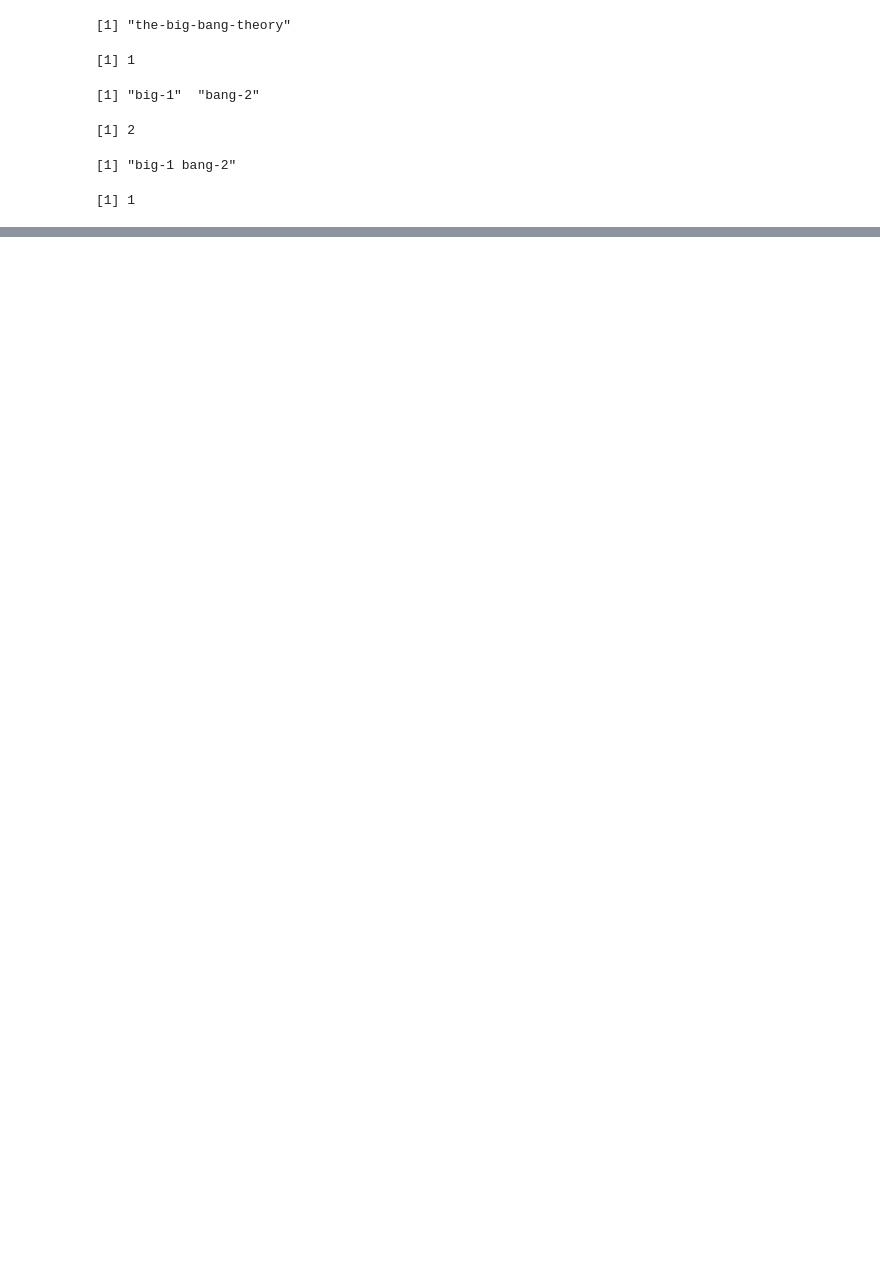
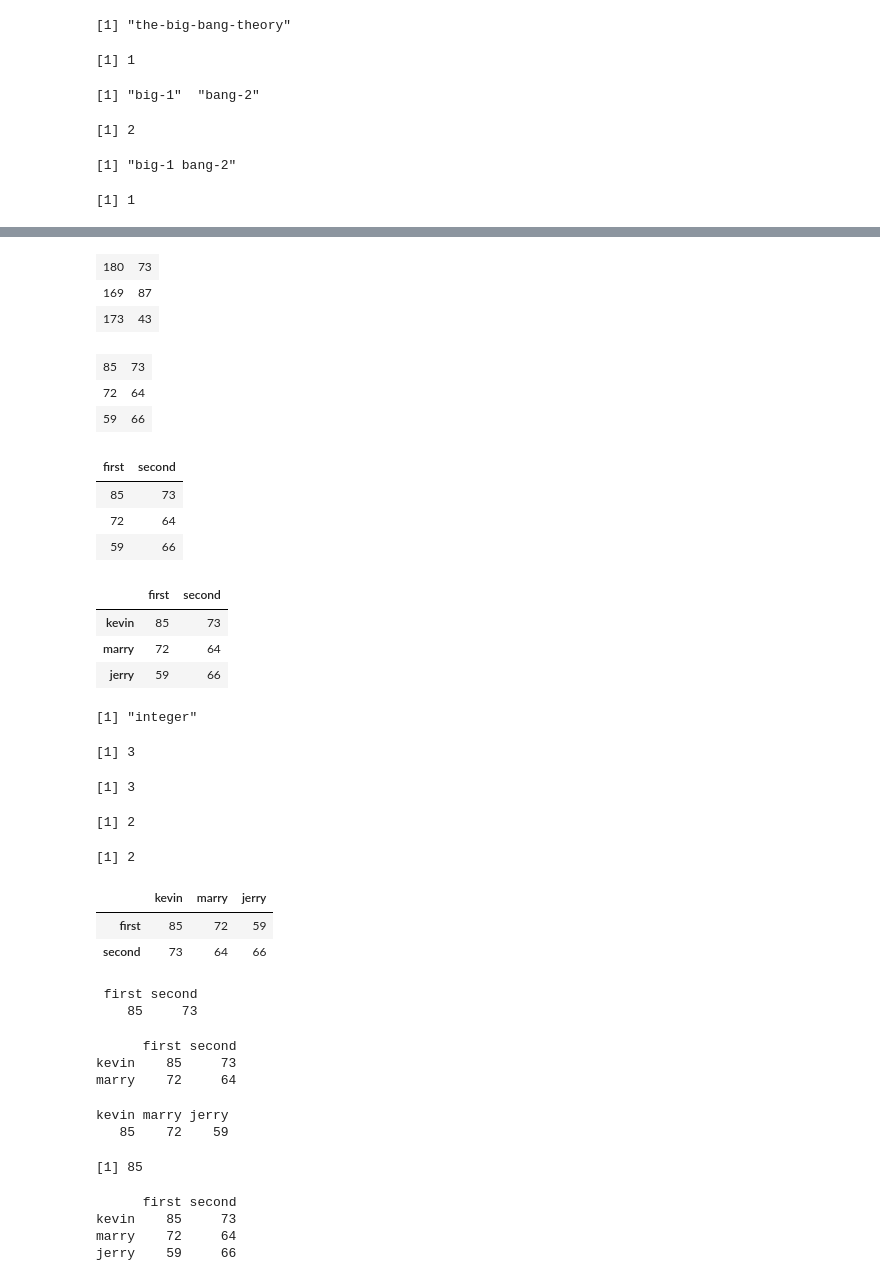
Before and after one commit to YuHsuanLin/riii, a Jupyter notebook: cb102/cb102_20180809.ipynb, the cells around one changed output, grey strips where cells are left out. Cells and saved outputs as stored; diff of their text form; code cells hidden in the pictures; blank space fills up the shorter version.

```diff
--- a/cb102/cb102_20180809.ipynb
+++ b/cb102/cb102_20180809.ipynb
@@ -572,0 +601,6 @@ length( paste(c("big","bang"),c(1,2),sep='-',collapse = ' ') )
+# %%
+matrix(data=c(h,w),byrow=F,nrow=3)
+# %% [output]
+| 180 | 73 |
+| 169 | 87 |
+| 173 | 43 |
@@ -572,0 +611,7 @@ length( paste(c("big","bang"),c(1,2),sep='-',collapse = ' ') )
+# %%
+mat = matrix(data=c(kevin,marry,jerry),byrow=T,nrow=3 )
+mat
+# %% [output]
+| 85 | 73 |
+| 72 | 64 |
+| 59 | 66 |
@@ -572,0 +620,7 @@ length( paste(c("big","bang"),c(1,2),sep='-',collapse = ' ') )
+# %%
+mat
+# %% [output]
+| first | second |
+| 85 | 73 |
+| 72 | 64 |
+| 59 | 66 |
@@ -572,0 +629,60 @@ length( paste(c("big","bang"),c(1,2),sep='-',collapse = ' ') )
+# %%
+mat
+# %% [output]
+|  | first | second |
+| kevin | 85 | 73 |
+| marry | 72 | 64 |
+| jerry | 59 | 66 |
+# %%
+class( dim(mat) )
+# %% [output]
+[1] "integer"
+# %%
+dim(mat)[1]
+# %% [output]
+[1] 3
+# %%
+nrow(mat)
+# %% [output]
+[1] 3
+# %%
+dim(mat)[2]
+# %% [output]
+[1] 2
+# %%
+ncol(mat)
+# %% [output]
+[1] 2
+# %%
+t(mat)
+# %% [output]
+|  | kevin | marry | jerry |
+| first | 85 | 72 | 59 |
+| second | 73 | 64 | 66 |
+# %%
+print(mat[1,])
+# %% [output]
+ first second
+    85     73
+# %%
+print( mat[c(1,2),] )
+# %% [output]
+      first second
+kevin    85     73
+marry    72     64
+# %%
+print( mat[,1] )
+# %% [output]
+kevin marry jerry
+   85    72    59
+# %%
+print(mat[1,1])
+# %% [output]
+[1] 85
+# %%
+print(mat[1:3,1:2])
+# %% [output]
+      first second
+kevin    85     73
+marry    72     64
+jerry    59     66
```
Also changed, not shown: parts of 34 cells of this notebook.
